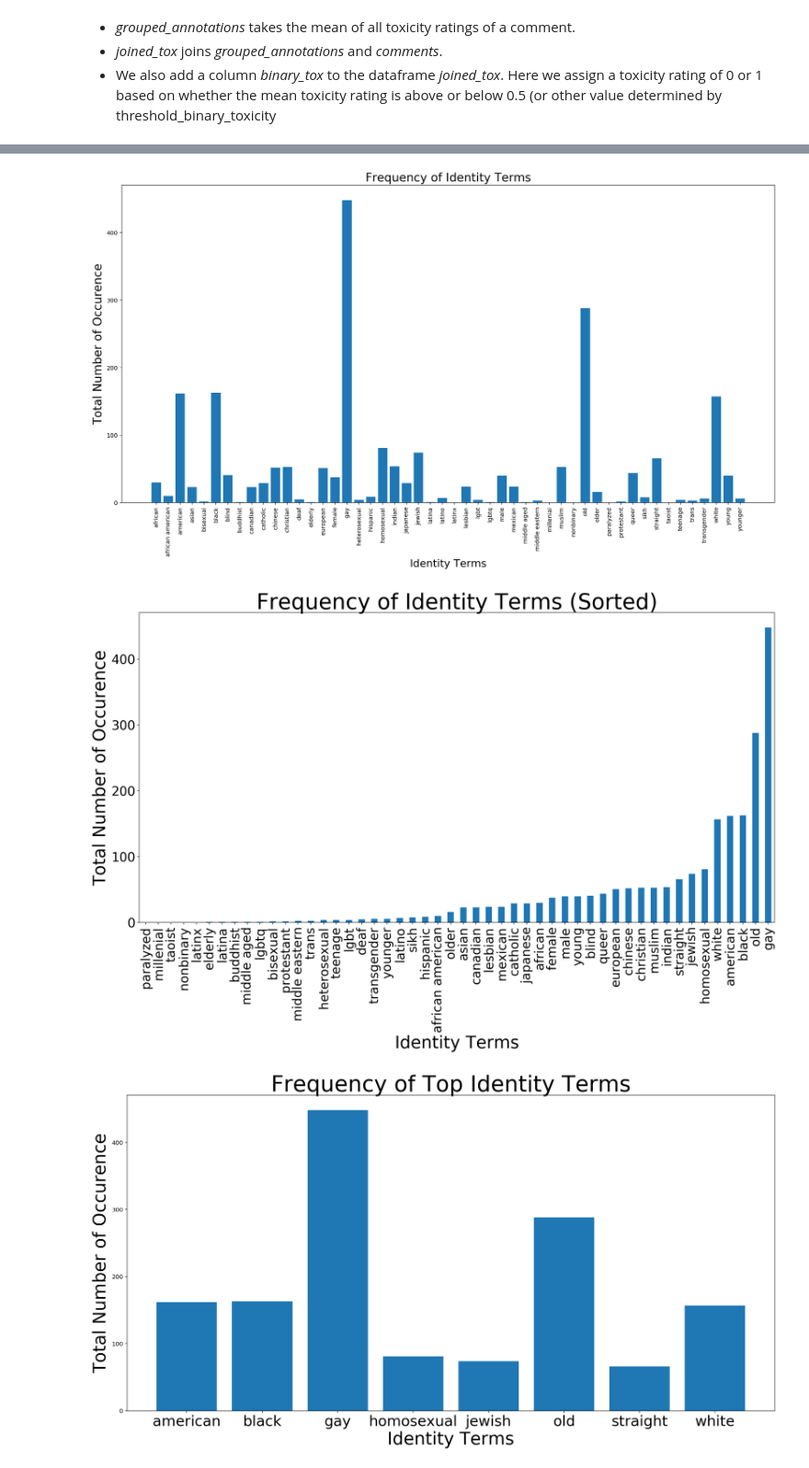
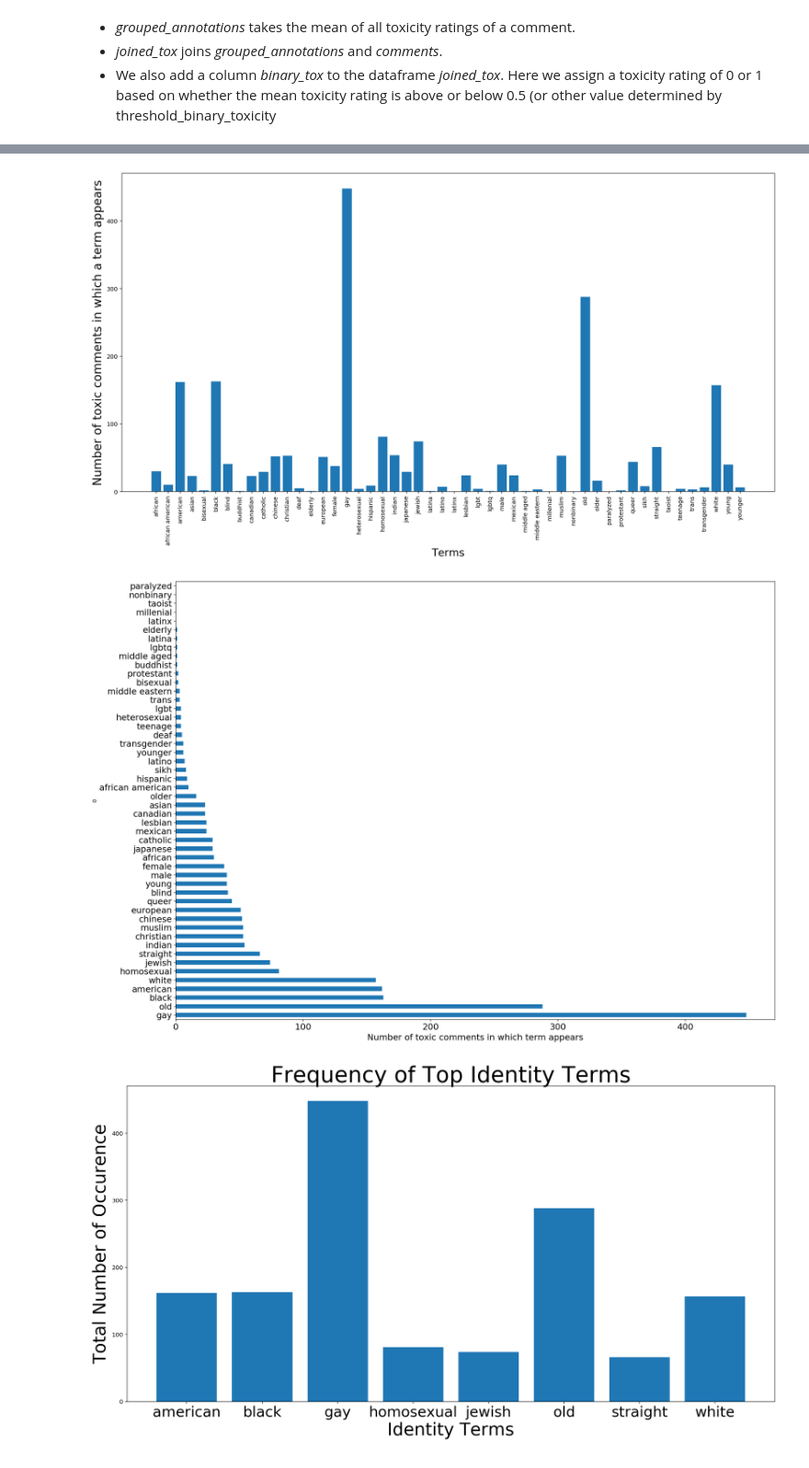
Before and after one commit to nehargupta/cs590_privacy_fairness, a Jupyter notebook: data-di-with-gay.ipynb, the cells around one changed output, grey strips where cells are left out. Shown at 92% size. Saved outputs shown, nothing was run; the diff lists cells and outputs as text; code cells hidden in the pictures.

Commit message:
Graph: Number of TOXIC comments in which a term appears.

```diff
--- a/data-di-with-gay.ipynb
+++ b/data-di-with-gay.ipynb
@@ -88,7 +92,7 @@ joined_tox = joined_tox[joined_tox['len_comment'] < 180]
 
 # Another thing to check for data cleaning. Are we using the test set determined in the paper?
 # %%
-# Here, I plot how often each identity term appears
+# Here, I plot how often each identity term appears IN TOXIC COMMENTS.
 # Part of the effort to clean the data by ensuring that I don't use words that never appear!
 
 num_toxic_train = []
@@ -109,12 +113,12 @@ plt.figure(figsize=(20,10))
 plt.bar(madlibs_terms, toxic_appearances)
 plt.xticks(rotation=90)
 plt.xlabel('', fontsize=18)
-plt.title("Frequency of Identity Terms", fontsize=20)
-plt.ylabel('Total Number of Occurence', fontsize=20)
-plt.xlabel('Identity Terms')
+# plt.title("Frequency of Identity Terms", fontsize=20)
+plt.ylabel('Number of toxic comments in which a term appears', fontsize=20)
+plt.xlabel('Terms')
 # urgh will need to space this out really hard. Maybe rank it, too.
 
 plt.savefig('Freq_of_Ti.png', bbox_inches='tight')
 # %% [output]
-[figure, old version]
+[figure, new version]
 # %%
@@ -133,21 +136,18 @@ plt.savefig('Freq_of_Ti.png', bbox_inches='tight')
 # %%
 # toxic_appearances
 # madlibs_terms
 # plt.figure(figsize=(10,20))
 # plt.barh(range(len(madlibs_terms)),toxic_appearances)
 
 # plt.yticks(range(len(madlibs_terms)),madlibs_terms)
-df = pd.DataFrame(list(zip(madlibs_terms, toxic_appearances))).set_index(0).sort_values(by=[1])
-ax = df.plot.bar(figsize = (20,10), legend=False, title= "Frequency of Identity Terms (Sorted)", fontsize=22)#, x='Identity Terms', y='Total Number of Occurence')
-ax.title.set_size(38)
-# df.plot.title('Frequency of Identity Terms (Sorted)', fontsize=20)
-ax.set_xlabel("Identity Terms",  fontsize=30)
-ax.set_ylabel("Total Number of Occurence", fontsize=30)
+df = pd.DataFrame(list(zip(madlibs_terms, toxic_appearances))).set_index(0).sort_values(by=[1], ascending=False)
+ax = df.plot.barh(figsize=(20, 15), fontsize=16, legend=False)#, x='Identity Terms', y='Total Number of Occurence')
+# ax.title.set_size(38)
+# ax.set_ylabel("Demographic identity terms", fontsize=16)
+ax.set_xlabel("Number of toxic comments in which term appears", fontsize=16)
 plt.savefig('Freq_of_Ti_sorted.png', bbox_inches='tight')
-
-# df
 # %% [output]
-[figure, old version]
+[figure, new version]
 # %%
 # This is me taking out the bottom values and making a new graph
 CUTOFF_THRESHOLD = 0.03
```
Also changed, not shown: parts of 3 cells of this notebook.
